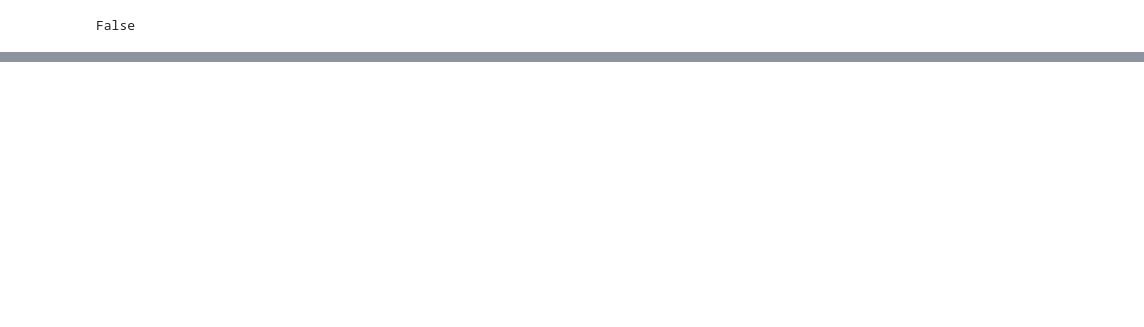
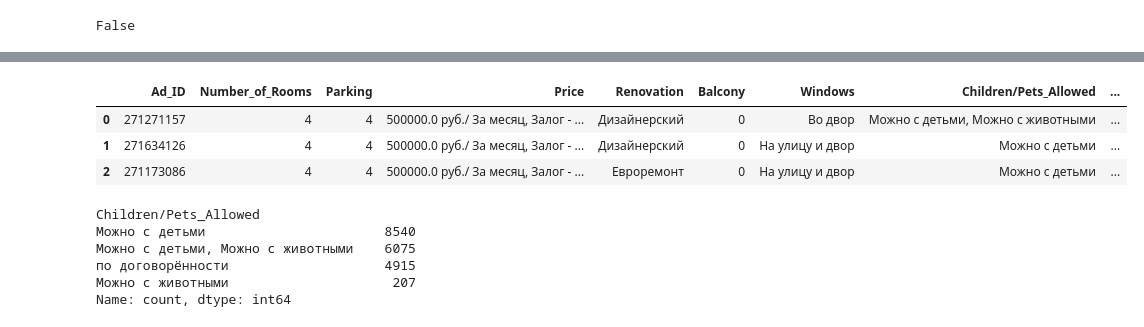
Before and after one commit to SoloYolo7/RealEstate, a Jupyter notebook: preprocessing.ipynb, the cells around one changed output, grey strips where cells are left out. Drawn from its saved outputs; the diff is of its cells as text; code cells hidden in the pictures; blank space fills up the shorter version.

Commit message:
convert all* columns to int/float

```diff
--- a/preprocessing.ipynb
+++ b/preprocessing.ipynb
@@ -157,0 +158,14 @@ df.to_csv('data.csv', sep=',')
+# %%
+df_encode = df.copy()
+# %%
+# Кодирование понятно чего
+from sklearn.preprocessing import LabelEncoder
+le = LabelEncoder()
+le.fit(df['Parking'])
+df_encode['Parking'] = le.transform(df_encode['Parking'])
+df_encode.head(3)
+# %% [output]
+|  | Ad_ID | Number_of_Rooms | Parking | Price | Renovation | Balcony | Windows | Children/Pets_Allowed | ... |
+| 0 | 271271157 | 4 | 4 | 500000.0 руб./ За месяц, Залог - ... | Дизайнерский | 0 | Во двор | Можно с детьми, Можно с животными | ... |
+| 1 | 271634126 | 4 | 4 | 500000.0 руб./ За месяц, Залог - ... | Дизайнерский | 0 | На улицу и двор | Можно с детьми | ... |
+| 2 | 271173086 | 4 | 4 | 500000.0 руб./ За месяц, Залог - ... | Евроремонт | 0 | На улицу и двор | Можно с детьми | ... |
@@ -157,0 +187,11 @@ df.to_csv('data.csv', sep=',')
+# %%
+#животные/дети
+df['Children/Pets_Allowed'].value_counts()
+#pd.get_dummies(df_encode, columns=['Children/Pets_Allowed'])
+# %% [output]
+Children/Pets_Allowed
+Можно с детьми                       8540
+Можно с детьми, Можно с животными    6075
+по договорённости                    4915
+Можно с животными                     207
+Name: count, dtype: int64
```
Also changed, not shown: parts of 10 cells of this notebook.
